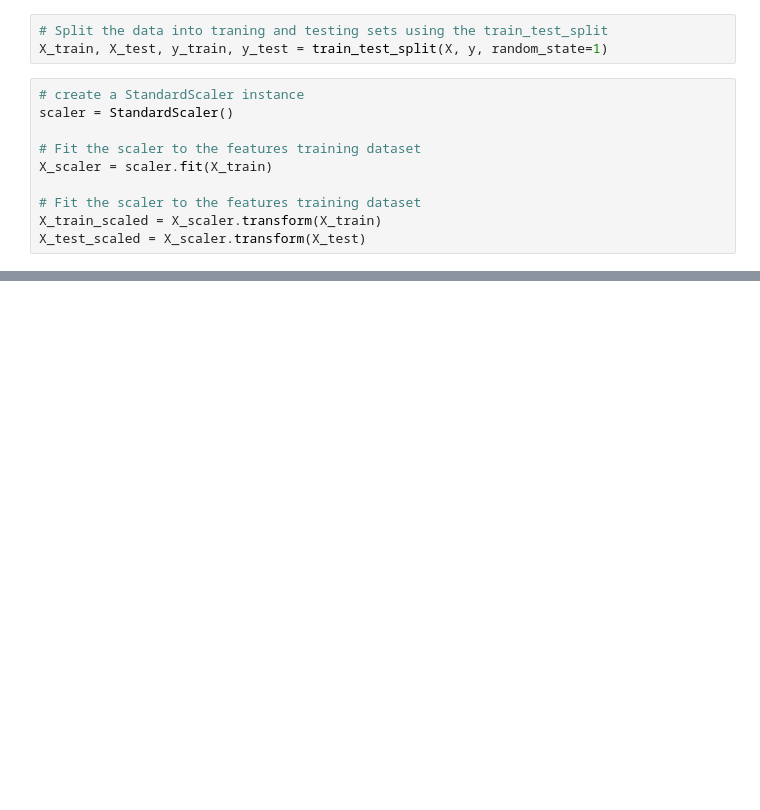
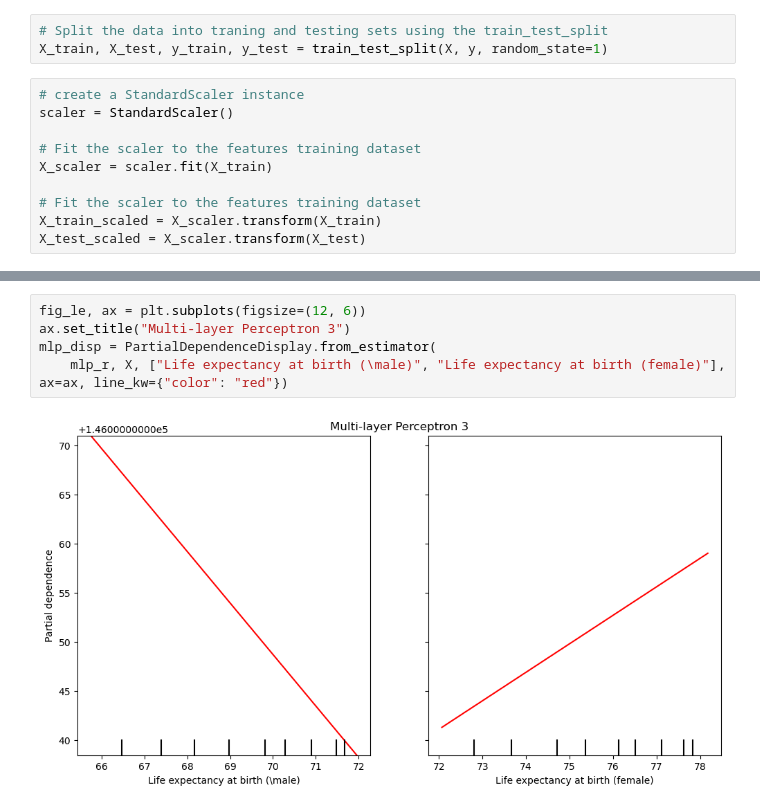
Before and after one commit to SamCFarrell/Determinants-of-GDP, a Jupyter notebook: nn_sam.ipynb, the cells around one changed output, grey strips where cells are left out. Saved outputs shown, nothing was run; the diff lists cells and outputs as text; blank space fills up the shorter version.

```diff
--- a/nn_sam.ipynb
+++ b/nn_sam.ipynb
@@ -181,0 +121,7 @@ The standard deviation is 1.9500124087691886.
+# %%
+fig_le, ax = plt.subplots(figsize=(12, 6))
+ax.set_title("Multi-layer Perceptron 3")
+mlp_disp = PartialDependenceDisplay.from_estimator(
+    mlp_r, X, ["Life expectancy at birth (\male)", "Life expectancy at birth (female)"], ax=ax, line_kw={"color": "red"})
+# %% [output]
+[figure, added]
```
Also changed, not shown: parts of 26 cells of this notebook, 2 other files.
